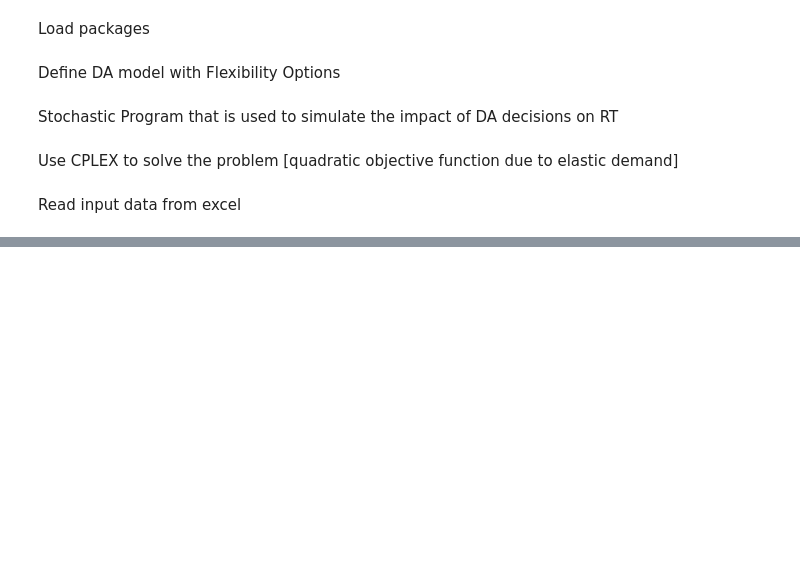
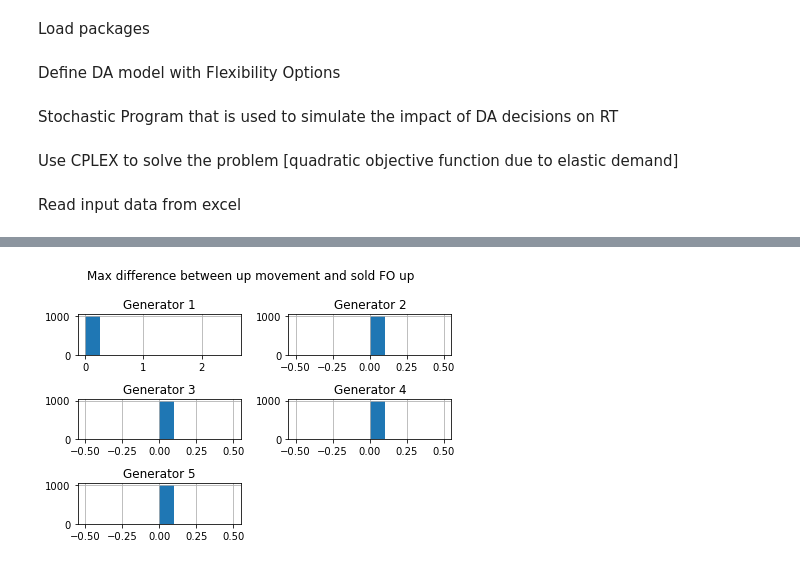
Before and after one commit to hanboxie/Flexibility_Options_Numerical_Study, a Jupyter notebook: Flexibility_options_end_to_end-UPDN-RANDOM.ipynb, the cells around one changed output, grey strips where cells are left out. Drawn from its saved outputs; the diff is of its cells as text; code cells hidden in the pictures; blank space fills up the shorter version.

```diff
--- a/Flexibility_options_end_to_end-UPDN-RANDOM.ipynb
+++ b/Flexibility_options_end_to_end-UPDN-RANDOM.ipynb
@@ -407,0 +383,9 @@ random.uniform(0, 1)
+# %%
+plt.suptitle('Max difference between up movement and sold FO up')
+for k in range(0,5):
+    plt.subplot(3,2,k+1)
+    plt.title('Generator '+str(k+1))
+    round(pd.DataFrame(xup_diff),2)[k].hist()
+plt.tight_layout()
+# %% [output]
+[figure, added]
```
Also changed, not shown: parts of 42 cells of this notebook, 2 other files.
